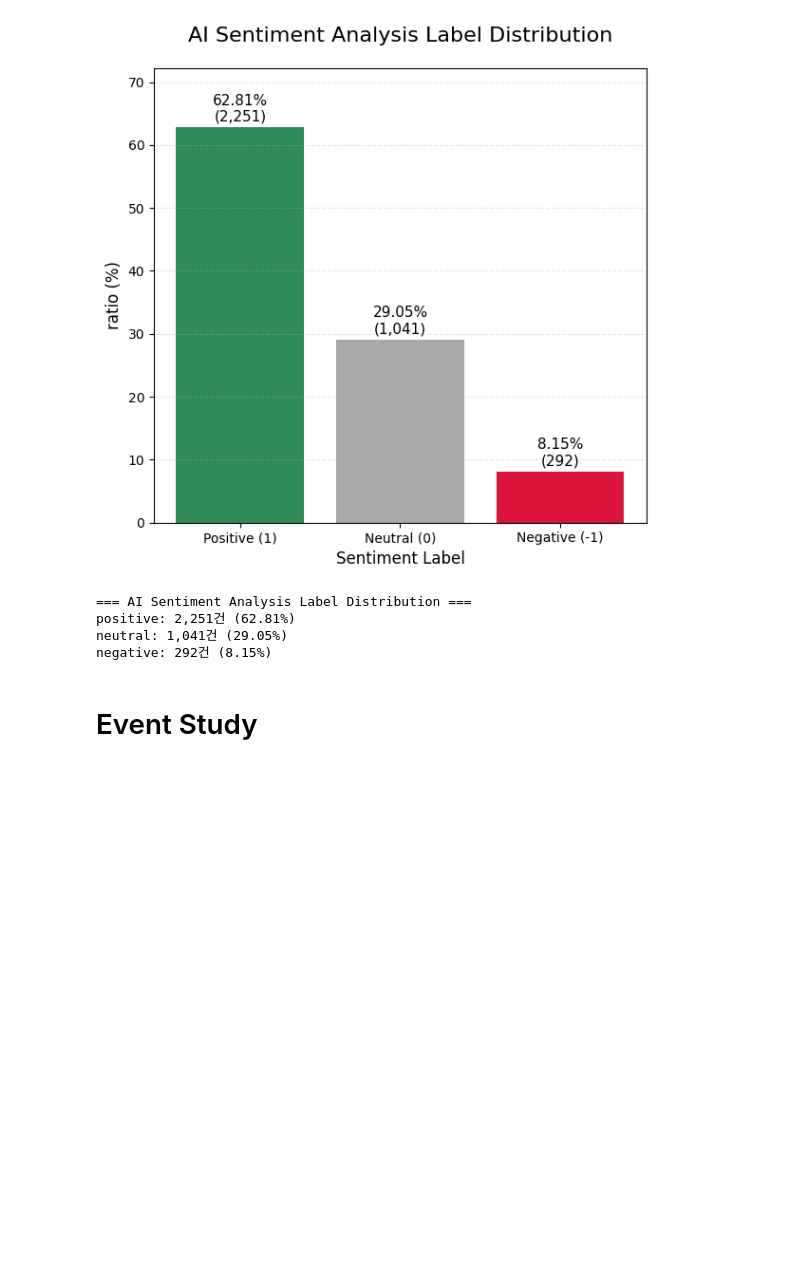
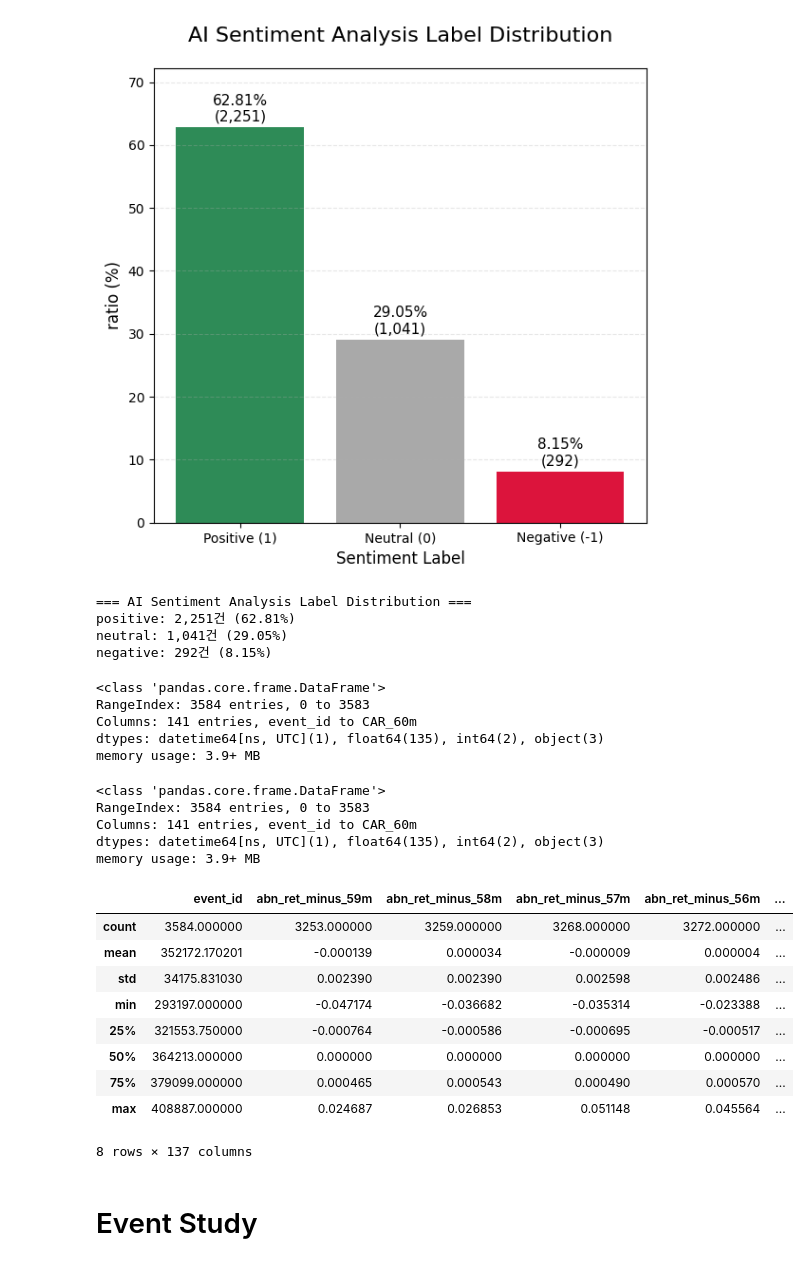
Before and after one commit to antaechan/dart-sentiment-analysis, a Jupyter notebook: analysis/EDA_after_telegram_kind_log.ipynb, the cells around one changed output. Cells and saved outputs as stored; diff of their text form; code cells hidden in the pictures; blank space fills up the shorter version.

```diff
--- a/analysis/EDA_after_telegram_kind_log.ipynb
+++ b/analysis/EDA_after_telegram_kind_log.ipynb
@@ -606,6 +606,35 @@ for i, label in enumerate(label_order):
 positive: 2,251건 (62.81%)
 neutral: 1,041건 (29.05%)
 negative: 292건 (8.15%)
+# %%
+target_df.info()
+# %% [output]
+<class 'pandas.core.frame.DataFrame'>
+RangeIndex: 3584 entries, 0 to 3583
+Columns: 141 entries, event_id to CAR_60m
+dtypes: datetime64[ns, UTC](1), float64(135), int64(2), object(3)
+memory usage: 3.9+ MB
+# %%
+df_with_returns.info()
+# %% [output]
+<class 'pandas.core.frame.DataFrame'>
+RangeIndex: 3584 entries, 0 to 3583
+Columns: 141 entries, event_id to CAR_60m
+dtypes: datetime64[ns, UTC](1), float64(135), int64(2), object(3)
+memory usage: 3.9+ MB
+# %%
+df_with_returns.describe()
+# %% [output]
+|  | event_id | abn_ret_minus_59m | abn_ret_minus_58m | abn_ret_minus_57m | abn_ret_minus_56m | ... |
+| count | 3584.000000 | 3253.000000 | 3259.000000 | 3268.000000 | 3272.000000 | ... |
+| mean | 352172.170201 | -0.000139 | 0.000034 | -0.000009 | 0.000004 | ... |
+| std | 34175.831030 | 0.002390 | 0.002390 | 0.002598 | 0.002486 | ... |
+| min | 293197.000000 | -0.047174 | -0.036682 | -0.035314 | -0.023388 | ... |
+| 25% | 321553.750000 | -0.000764 | -0.000586 | -0.000695 | -0.000517 | ... |
+| 50% | 364213.000000 | 0.000000 | 0.000000 | 0.000000 | 0.000000 | ... |
+| 75% | 379099.000000 | 0.000465 | 0.000543 | 0.000490 | 0.000570 | ... |
+| max | 408887.000000 | 0.024687 | 0.026853 | 0.051148 | 0.045564 | ... |
+8 rows × 137 columns
 # %% [markdown]
 # Event Study
 # %% [markdown]
```
Also changed, not shown: parts of 3 cells of this notebook, 3 other files.
